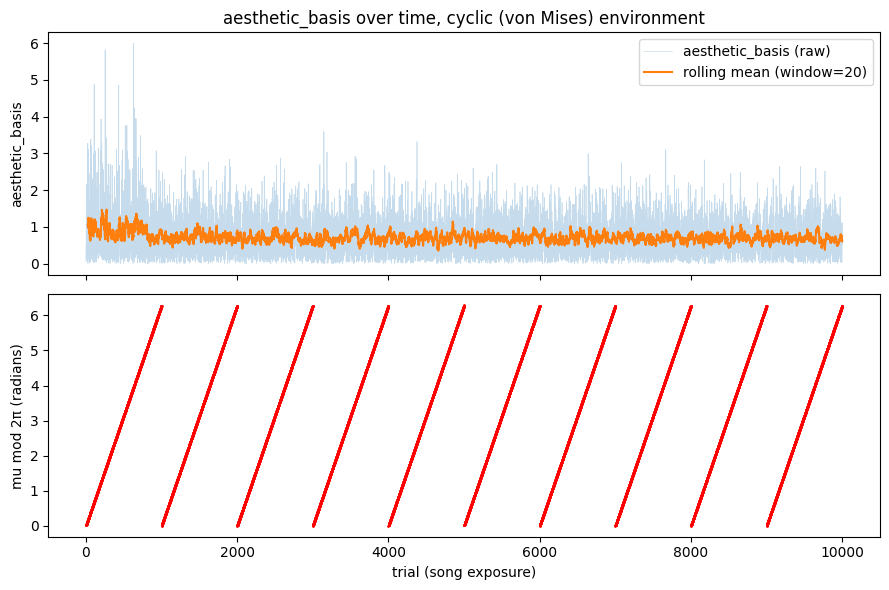
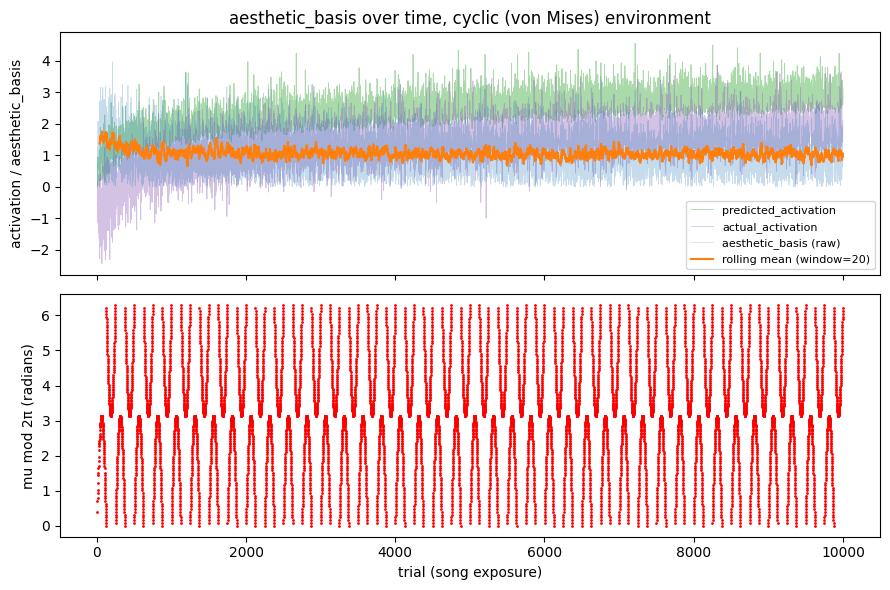
Code edit (unified diff) that turned the first committed figure into the second:
--- before
+++ after
@@ -1,9 +1,22 @@
 fig, (ax1, ax2) = plt.subplots(2, 1, figsize=(9, 6), sharex=True)
 
-ax1.plot(df["trial"], df["aesthetic_basis"], alpha=0.25, linewidth=0.5, label="aesthetic_basis (raw)")
-ax1.plot(df["trial"], df["aesthetic_basis_rolling_mean"], linewidth=1.5, label="rolling mean (window=20)")
-ax1.set_ylabel("aesthetic_basis")
+ax1.plot(df["trial"], df["predicted_activation"], alpha=0.4, linewidth=0.6,
+         color="tab:green", label="predicted_activation")
+ax1.plot(df["trial"], df["actual_activation"], alpha=0.4, linewidth=0.6,
+         color="tab:purple", label="actual_activation")
+ax1.plot(df["trial"], df["aesthetic_basis"], alpha=0.25, linewidth=0.5,
+         color="tab:blue", label="aesthetic_basis (raw)")
+ax1.plot(df["trial"], df["aesthetic_basis_rolling_mean"], linewidth=1.5,
+         color="tab:orange", label=f"rolling mean (window={WINDOW})")
+
+if ANNOTATE_SONGS:
+    step = max(1, len(df) // ANNOTATE_MAX_LABELS)
+    for _, row in df.iloc[::step].iterrows():
+        ax1.annotate(row["actual_song_id"], (row["trial"], row["actual_activation"]),
+                     fontsize=7, rotation=90, textcoords="offset points", xytext=(0, 5))
+
+ax1.set_ylabel("activation / aesthetic_basis")
 ax1.set_title("aesthetic_basis over time, cyclic (von Mises) environment")
-ax1.legend()
+ax1.legend(fontsize=8)
 
 mu_wrapped = df["mu"] % (2 * math.pi)

Commit: Expose noise/decay as parameters; plot raw activations; flagged song labels